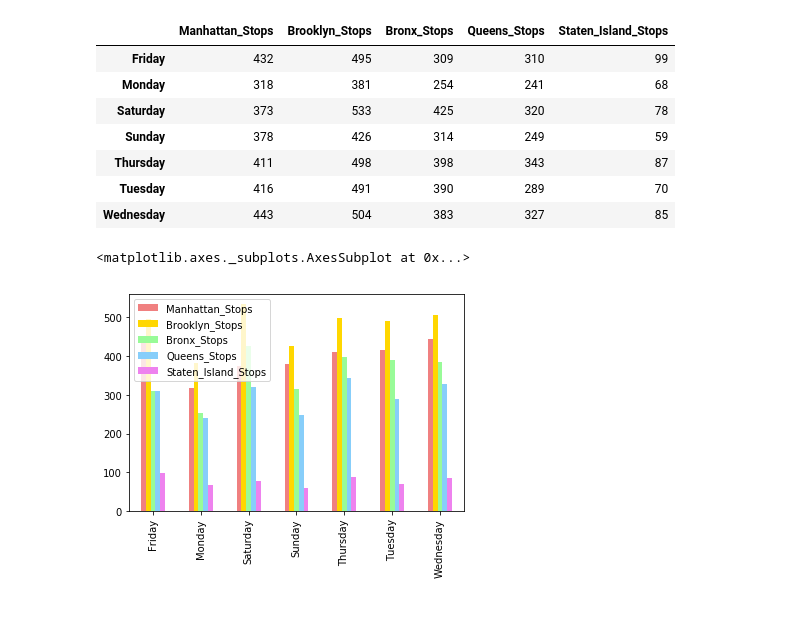
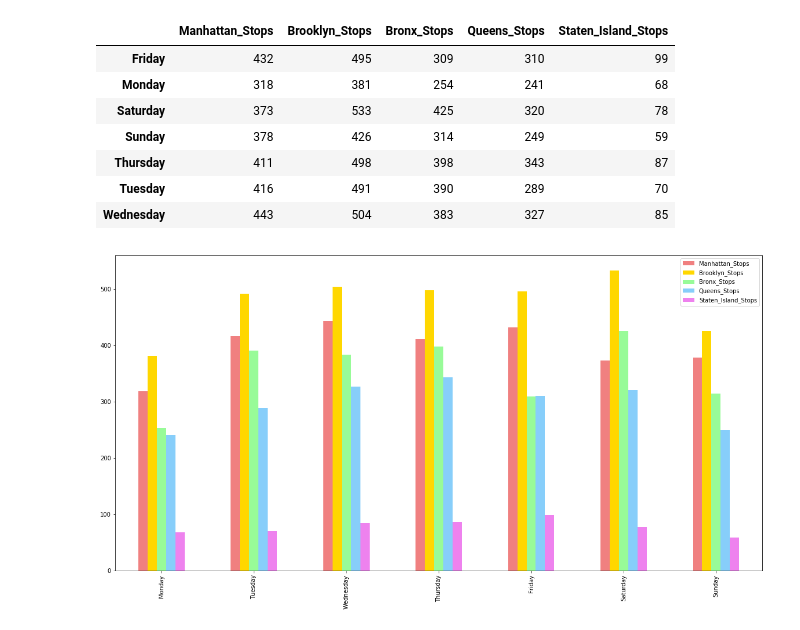
Before and after one commit to rachaelcamick/groupproject_sqf, a Jupyter notebook: rachael_cleaner_dataframe.ipynb, the cells around one changed output. Drawn from its saved outputs; the diff is of its cells as text; code cells hidden in the pictures.

```diff
--- a/rachael_cleaner_dataframe.ipynb
+++ b/rachael_cleaner_dataframe.ipynb
@@ -7,7 +7,7 @@ import numpy as np
 #path to csv files
 sf_2017 = "2017_StopFrisk.csv"
 # %%
-df_2017 = pd.read_csv(sf_2017, low_memory=False)
+df_2017 = pd.read_csv(sf_2017)
 # %%
 df_2017.head()
 # %% [output]
@@ -40,11 +40,6 @@ Index(['STOP_FRISK_ID', 'STOP_FRISK_DATE', 'STOP_FRISK_TIME', 'YEAR2',
       dtype='object')
 # %%
 df_reduced = df_2017[['STOP_FRISK_ID', 'STOP_FRISK_TIME', 'MONTH2', 'DAY2', 'SUSPECTED_CRIME_DESCRIPTION', 'STOP_DURATION_MINUTES', 'SUSPECT_ARRESTED_FLAG', 'FRISKED_FLAG', 'PHYSICAL_FORCE_WEAPON_IMPACT_FLAG', 'SUSPECT_REPORTED_AGE', 'SUSPECT_SEX', 'SUSPECT_RACE_DESCRIPTION', 'STOP_LOCATION_BORO_NAME']]
-
-df_reduced["STOP_LOCATION_BORO_NAME"].replace("", "null", inplace=True)
-
-name_of_df.dropna(inplace=True)
-#this will drop all NaN values
 # %%
 df_reduced.head()
 # %% [output]
@@ -232,8 +228,10 @@ day_df
 | Thursday | 411 | 498 | 398 | 343 | 87 |
 | Tuesday | 416 | 491 | 390 | 289 | 70 |
 | Wednesday | 443 | 504 | 383 | 327 | 85 |
+# %%
+new_index= ["Monday", "Tuesday", "Wednesday", "Thursday", "Friday", "Saturday", "Sunday"]
+day_df = day_df.reindex(new_index)
 # %%
-day_df.plot.bar(colors=["lightcoral", "gold", "palegreen", "lightskyblue", "violet"])
+multi_plot = day_df.plot(kind="bar", colors=["lightcoral", "gold", "palegreen", "lightskyblue", "violet"], figsize=(20,10))
 # %% [output]
-<matplotlib.axes._subplots.AxesSubplot at 0x...>
-[figure, old version]
+[figure, new version]
```
Also changed, not shown: parts of 2 cells of this notebook.
